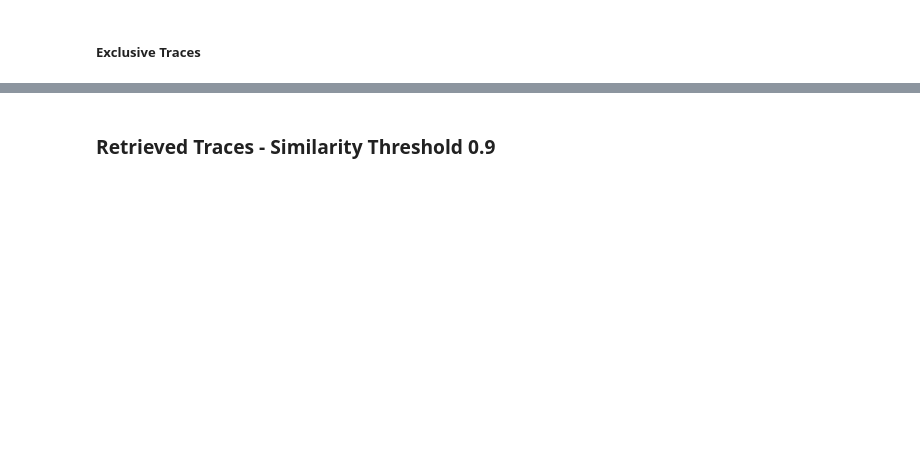
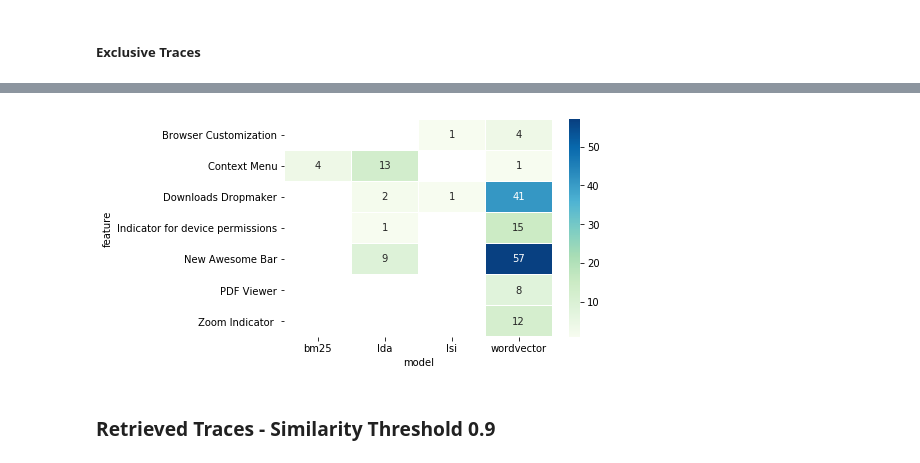
Before and after one commit to Pointpt/trace-link-recovery-study, a Jupyter notebook: notebooks/firefox_p2/tc_br_tracing/tc_br_runner.ipynb, the cells around one changed output, grey strips where cells are left out. Cells and saved outputs as stored; diff of their text form; code cells hidden in the pictures; blank space fills up the shorter version.

```diff
--- a/notebooks/firefox_p2/tc_br_tracing/tc_br_runner.ipynb
+++ b/notebooks/firefox_p2/tc_br_tracing/tc_br_runner.ipynb
@@ -599,0 +697,9 @@ len(wv_exc_set): 138
+# %%
+df_t40 = pd.concat([bm25_t40_fn_amount_by_feat, lsi_t40_fn_amount_by_feat,
+                     lda_t40_fn_amount_by_feat,  wv_t40_fn_amount_by_feat])
+
+df_t40 = df_t40[['tc','model']]
+df_t40.reset_index(inplace=True)
+df_t40.rename(columns={'tc':'FN_amount','tc_feat':'feature'}, inplace=True)
+df_t40 = df_t40.pivot('feature','model','FN_amount')
+df_t40.head(20)
@@ -600,3 +716,12 @@ len(wv_exc_set): 138
+# %%
+import seaborn as sns
+from matplotlib import pyplot as plt
+
+a4_dims = (6, 4)
+fig, ax = plt.subplots(figsize=a4_dims)
+ax = sns.heatmap(ax=ax, data=df_t40, linewidths=.3, annot=True, cmap='GnBu')
+# %% [output]
+[figure, added]
 # %% [markdown]
 ### Retrieved Traces - Similarity Threshold 0.9
 # %%
```
Also changed, not shown: parts of 13 cells of this notebook.
